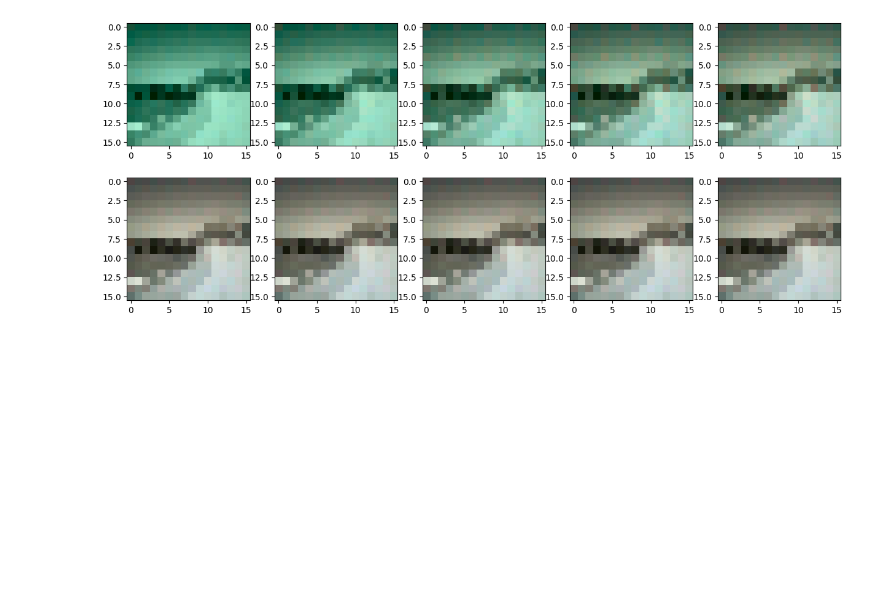
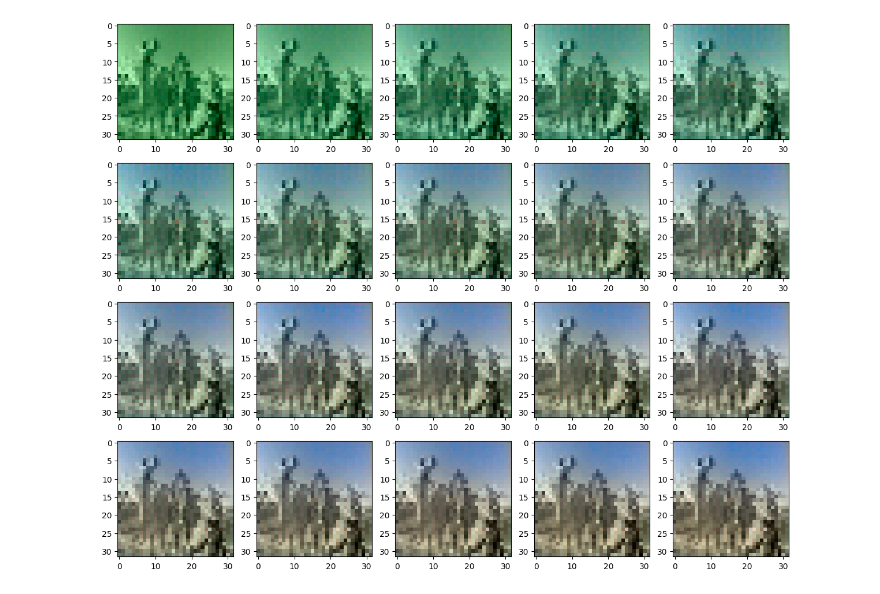
Before and after one commit to jlombino/ColorizerTorchPort, a Jupyter notebook: colors.ipynb, the cells around one changed output. Cells and saved outputs as stored; diff of their text form; code cells hidden in the pictures; blank space fills up the shorter version.

Commit message:
Small improvements to data loader and visualizations

```diff
--- a/colors.ipynb
+++ b/colors.ipynb
@@ -189,7 +184,7 @@ class Generator(nn.Module):
         skips = []
         conv = self.input(x)
         skips.append(conv)
-
+        np.ceil
         for x in self.downstack:
             skipconv = x(conv)
             skips.append(skipconv)
@@ -216,14 +211,20 @@ class Generator(nn.Module):
         image = image.movedim(0,-1)
 
         return image
+# %%
+h_epochs = 100
+h_saves = 20
+h_image_size = 32
+h_max_allowable_filters = 128
+h_batch_size = 500
+h_train_dir = 'Train/'
+h_test_dir = 'Test/'
 # %%
-gen = Generator(h_image_size, h_max_allowable_filters).to('cuda')
-optimizer = torch.optim.Adam(gen.parameters(), lr=0.0001)
-train_dataset = image_dataset(h_batch_size, train_dir, training=True)
-test_dataset = image_dataset(16, test_dir, training=False)
+generator = Generator(h_image_size, h_max_allowable_filters).to('cuda')
+optimizer = torch.optim.Adam(generator.parameters(), lr=0.0001)
+train_data_loader = image_loader(h_batch_size, h_train_dir)
+test_data_loader = image_loader(1, h_test_dir)
 
-epochs = 30
-saves = 10
 saved_epochs = []
 losses = []
 # %%
@@ -258,12 +259,24 @@ gen.eval();
 #print(prof.key_averages().table(sort_by="self_cpu_time_total"))
 #torch.save(gen, 'gen.pth')
 # %%
-t, ax = plt.subplots(2,5,figsize=(15,6))
-for i, axis in enumerate(ax[0]):
-    axis.imshow(saved_epochs[i])
-for j, axis in enumerate(ax[1]):
-    axis.imshow(saved_epochs[5+i])
+rows = (np.ceil(len(saved_epochs)/5)).astype(int)
+
+if rows == 1:
+    fig, ax = plt.subplots(1,5,figsize=(15,3))
+    for index, axis in enumerate(ax):
+        try:
+            axis.imshow(saved_epochs[index])
+        except:
+            pass
+else:
+    fig, ax = plt.subplots(rows,5,figsize=(15,3*rows))
+    for row_no, row in enumerate(ax):
+        for index, axis in enumerate(row):
+            try:
+                axis.imshow(saved_epochs[index + 5* row_no])
+            except:
+                pass
 # %% [output]
-[figure, old version]
+[figure, new version]
 # %%
 losses = [x.to('cpu').detach().numpy() for x in losses]
```
Also changed, not shown: parts of 9 cells of this notebook.
